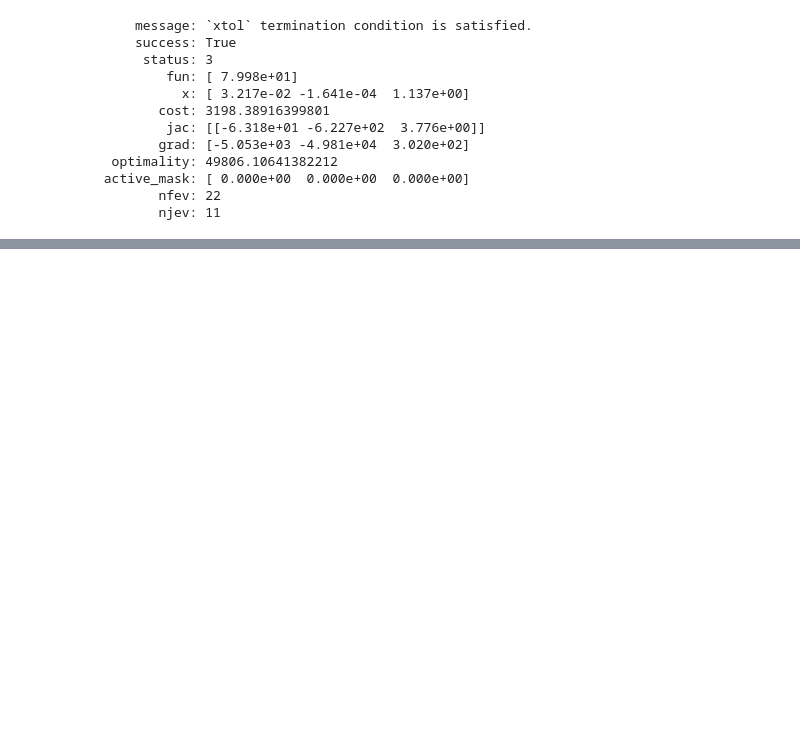
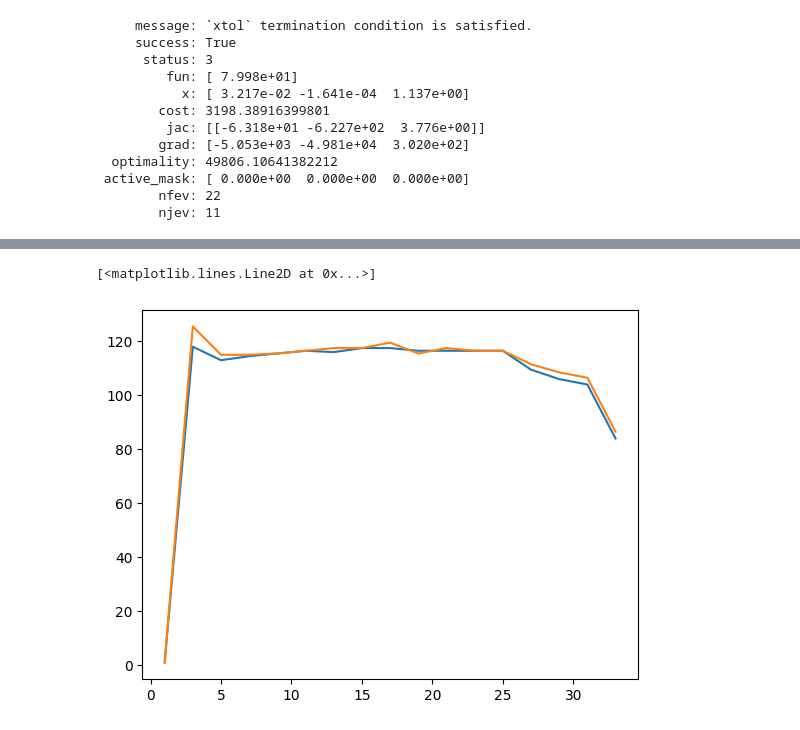
Before and after one commit to seanbuchanan-eng/battery_sizing_model, a Jupyter notebook: degradation_model/average_model.ipynb, the cells around one changed output, grey strips where cells are left out. Drawn from its saved outputs; the diff is of its cells as text; code cells hidden in the pictures; blank space fills up the shorter version.

```diff
--- a/degradation_model/average_model.ipynb
+++ b/degradation_model/average_model.ipynb
@@ -255,0 +220,8 @@ print(list(data[cell][4].values())[-1])
+# %%
+idx = 0
+start = 0
+plt.plot(list(data_array[3][idx].keys())[start::2], list(data_array[3][idx].values())[start::2])
+plt.plot(list(val_array[8][idx].keys())[start::2], list(val_array[8][idx].values())[start::2])
+# %% [output]
+[<matplotlib.lines.Line2D at 0x...>]
+[figure, added]
```
Also changed, not shown: parts of 18 cells of this notebook.
